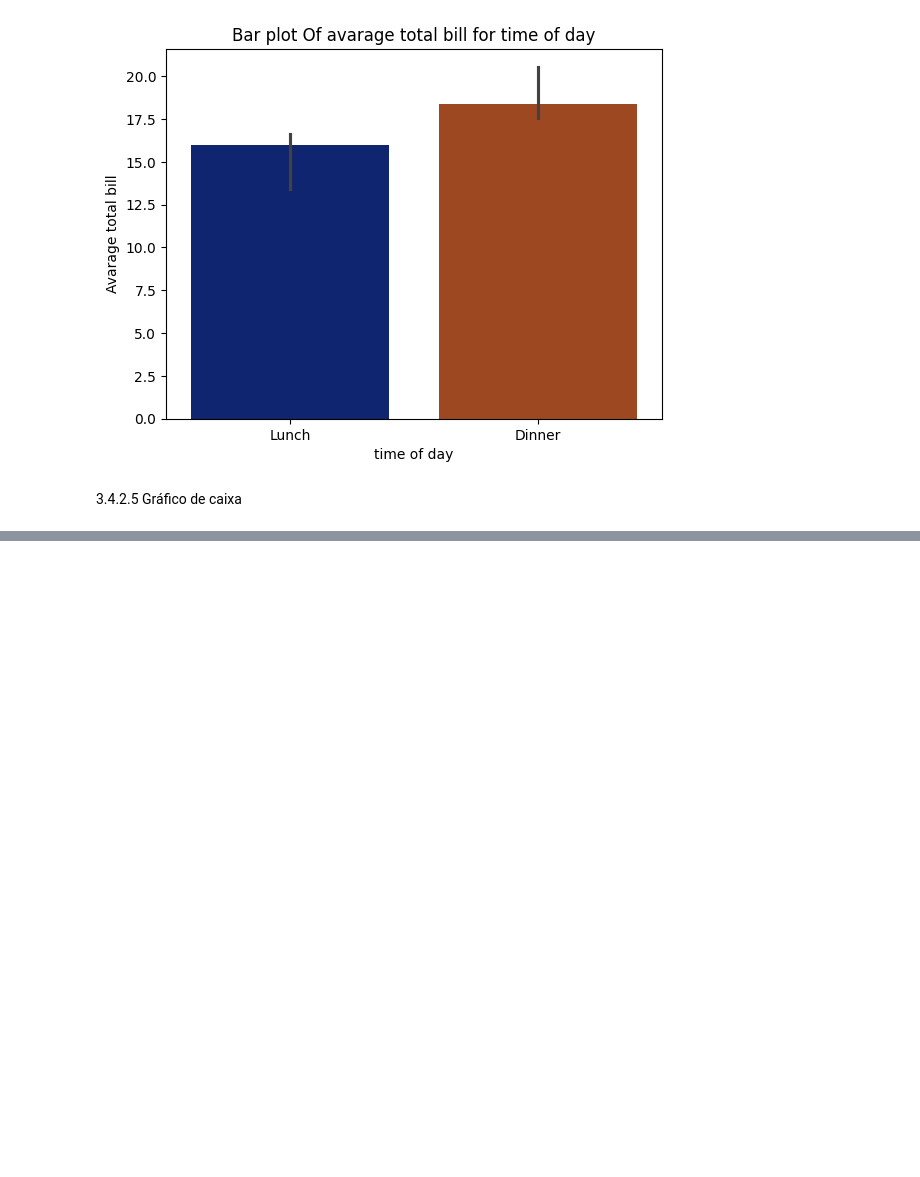
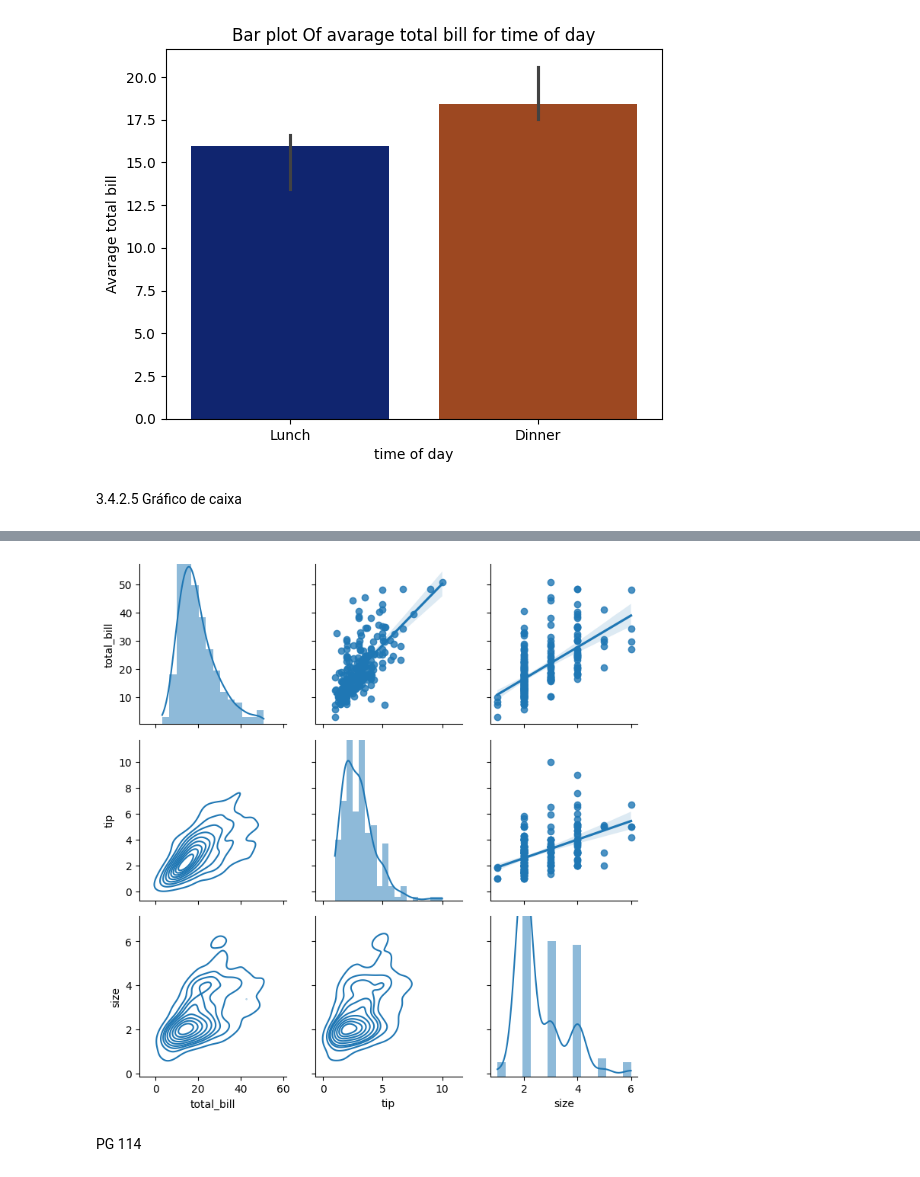
Before and after one commit to LuizGiehl/PFE, a Jupyter notebook: src/cap3.ipynb, the cells around one changed output, grey strips where cells are left out. Cells and saved outputs as stored; diff of their text form; code cells hidden in the pictures; blank space fills up the shorter version.

```diff
--- a/src/cap3.ipynb
+++ b/src/cap3.ipynb
@@ -392,0 +431,15 @@ Passing `palette` without assigning `hue` is deprecated and will be removed in v
+# %%
+pair_grid = sns.PairGrid(tips)
+
+pair_grid = pair_grid.map_upper(sns.regplot)
+pair_grid = pair_grid.map_lower(sns.kdeplot)
+pair_grid = pair_grid.map_diag(sns.histplot, kde=True, edgecolor=None)
+
+for ax in pair_grid.diag_axes:
+    ax.set_ylim(0, 45)
+
+plt.show()
+# %% [output]
+[figure, added]
+# %% [markdown]
+PG 114
```
Also changed, not shown: parts of 6 cells of this notebook.
